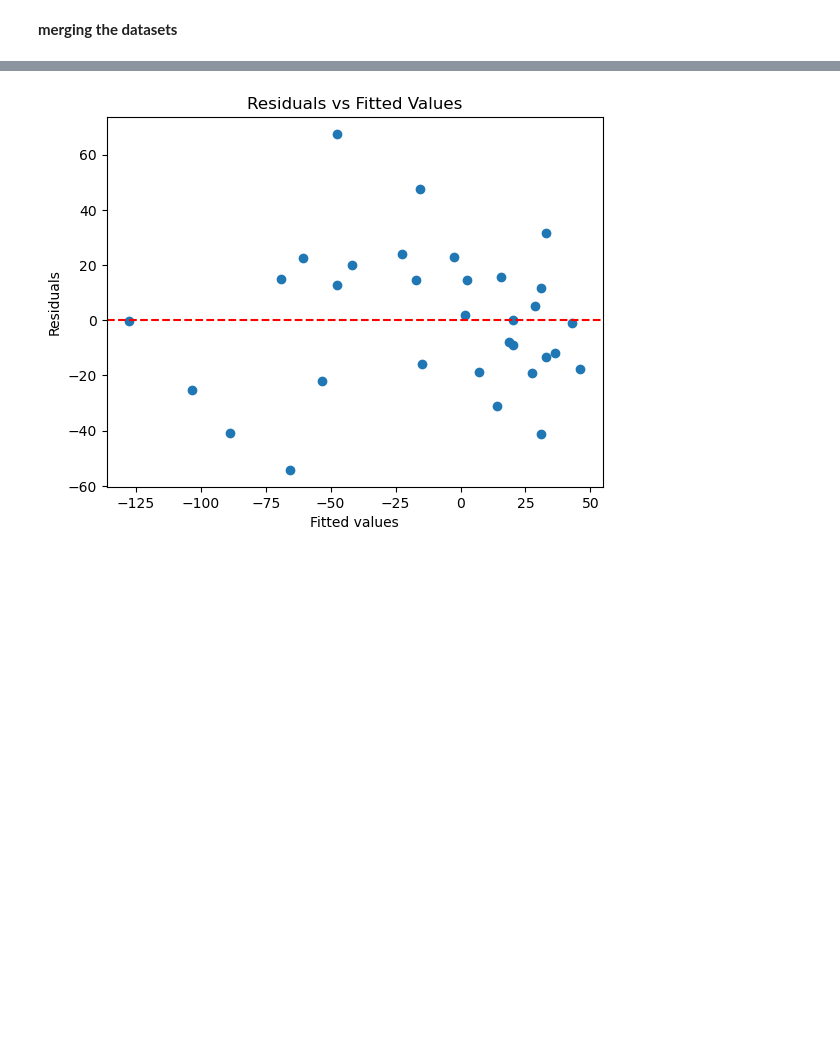
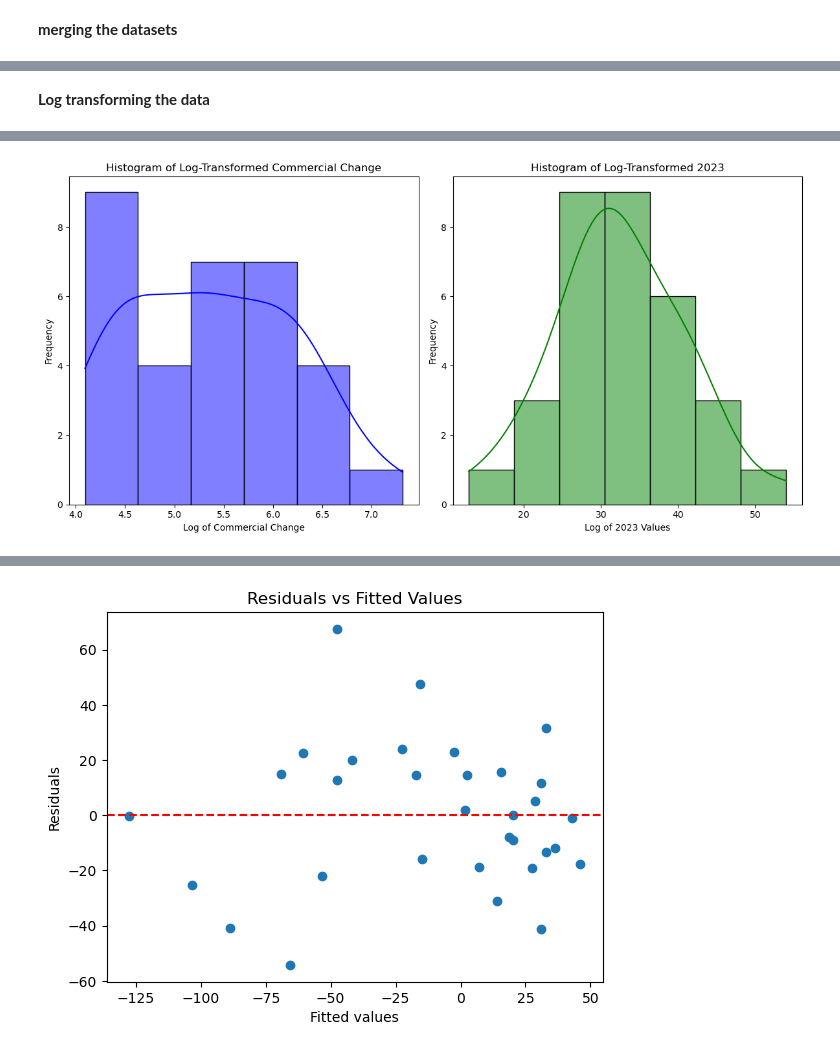
Before and after one commit to a-saveleva/FSDS_Slap, a Jupyter notebook: Regression.ipynb, the cells around one changed output, grey strips where cells are left out. Cells and saved outputs as stored; diff of their text form; code cells hidden in the pictures; blank space fills up the shorter version.

```diff
--- a/Regression.ipynb
+++ b/Regression.ipynb
@@ -968,0 +1009,65 @@ print(df_merged)
+# %% [markdown]
+**Log transforming the data**
+# %%
+import numpy as np
+
+# sqrt transform the 'Commercial_change' and '2023' columns heteroscedastic
+final_data_cleaned['sqrt_Commercial_change'] = np.sqrt(final_data_cleaned['Commercial_change'])
+final_data_cleaned['sqrt_2023'] = np.sqrt(final_data_cleaned[2023])
+
+final_data_cleaned['sqrt_distance_to_midpoint'] = np.sqrt(final_data_cleaned['distance_to_midpoint'] + 1)  # Add 1 to avoid log(0)
+final_data_cleaned['sqrt_pricedif'] = np.sqrt(final_data_cleaned['Price_Difference'] + 1)  # Add 1 to avoid log(0)
+
+
+#because hetero
+
+# Display the dataframe after log transformation
+print(final_data_cleaned)
+
+## --- doing the shapiro test again on both
+        ## logged commercial data ##
+# Perform the Shapiro-Wilk test
+stat, p_value = shapiro(final_data_cleaned["sqrt_Commercial_change"])
+## Shapiro-Wilk Test Statistic: 0.9556339522701023
+#P-value: 0.20788115435839877
+
+# Display the results
+print(f"Shapiro-Wilk Test Statistic: {stat}")
+print(f"P-value: {p_value}")
+##Shapiro-Wilk Test Statistic:
+       ## logged vacant homes/borough
+# Perform the Shapiro-Wilk test
+stat, p_value = shapiro(final_data_cleaned['sqrt_2023'])
+
+# Display the results
+print(f"Shapiro-Wilk Test Statistic: {stat}")
+print(f"P-value: {p_value}")
+## Shapiro-Wilk Test Statistic: 0.9525811247269396
+# P-value: 0.17056281859711886
+
+import matplotlib.pyplot as plt
+import seaborn as sns
+
+# Set up the figure for the histograms
+plt.figure(figsize=(12, 6))
+
+# Plot histogram for log-transformed Commercial Change
+plt.subplot(1, 2, 1)  # 1 row, 2 columns, 1st subplot
+sns.histplot(final_data_cleaned['log_Commercial_change'], kde=True, color='blue')
+plt.title('Histogram of Log-Transformed Commercial Change')
+plt.xlabel('Log of Commercial Change')
+plt.ylabel('Frequency')
+
+# Plot histogram for log-transformed 2023 values
+plt.subplot(1, 2, 2)  # 1 row, 2 columns, 2nd subplot
+sns.histplot(final_data_cleaned['sqrt_2023'], kde=True, color='green')
+plt.title('Histogram of Log-Transformed 2023')
+plt.xlabel('Log of 2023 Values')
+plt.ylabel('Frequency')
+
+# Show the plots
+plt.tight_layout()
+plt.show()
+
+## its good enough ## hopefully it wont skew the resid
+# %% [output]
@@ -969,3 +1091,4 @@ print(df_merged)
+[figure, added]
 # %%
 import pandas as pd
 import statsmodels.api as sm
```
Also changed, not shown: parts of 12 cells of this notebook.
